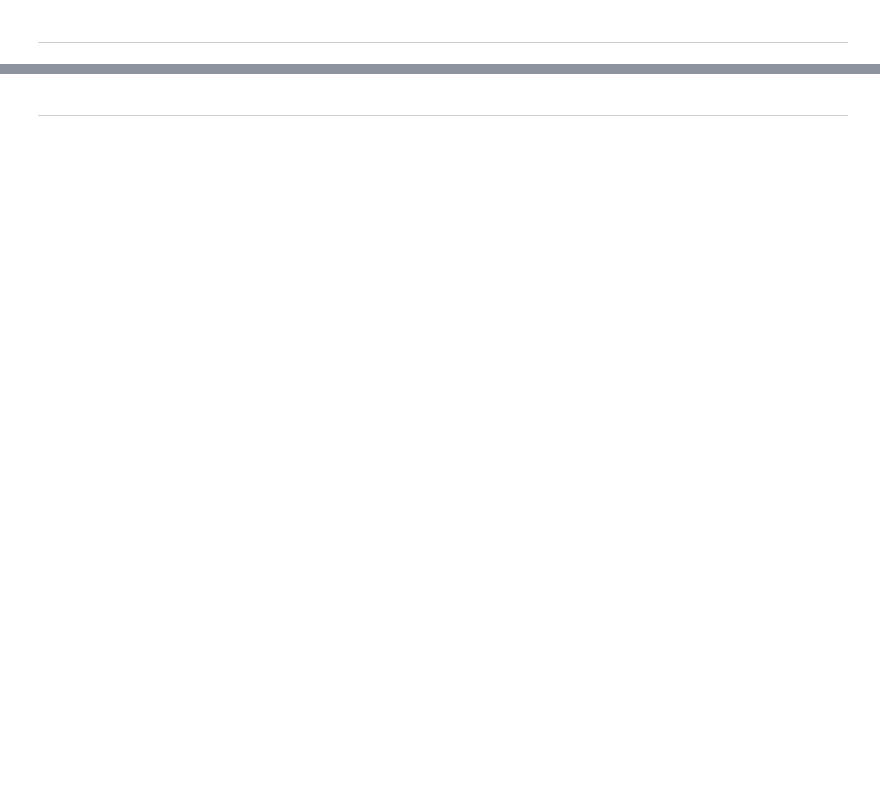
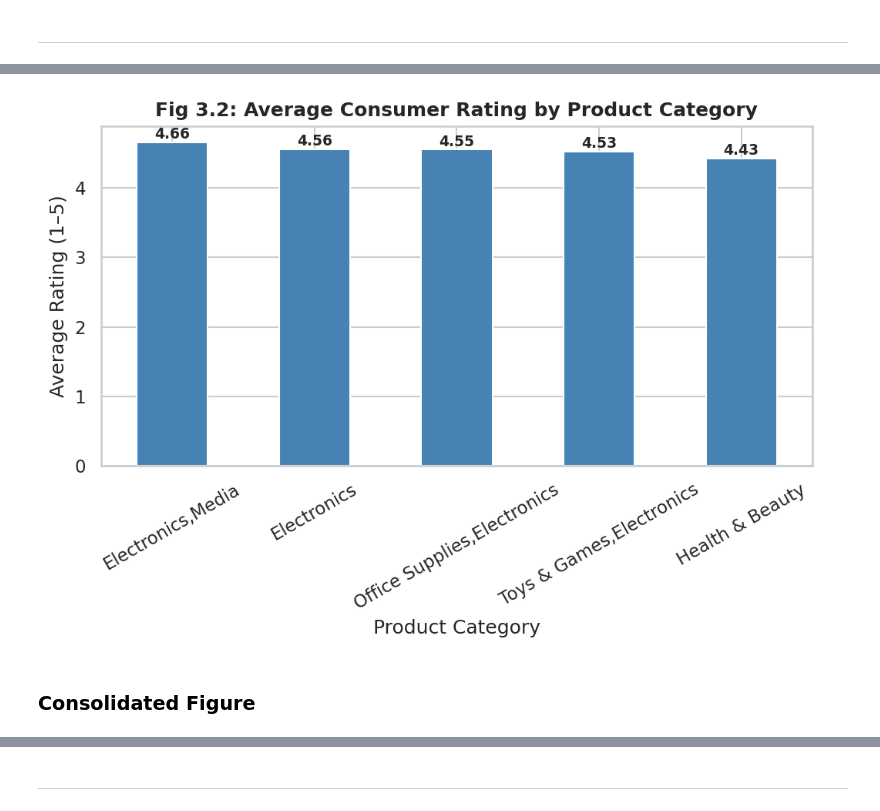
Before and after one commit to m-aryan/Social_Media_Sentiment_Polarity_on_Consumer_Purchase_Intention, a Jupyter notebook: Social_Media_Sentiment_Polarity_on_Consumer_Purchase_Intention.ipynb, the cells around one changed output, grey strips where cells are left out. Drawn from its saved outputs; the diff is of its cells as text; code cells hidden in the pictures; blank space fills up the shorter version.

```diff
--- a/Social_Media_Sentiment_Polarity_on_Consumer_Purchase_Intention.ipynb
+++ b/Social_Media_Sentiment_Polarity_on_Consumer_Purchase_Intention.ipynb
@@ -634,0 +713,47 @@ Notes:
+# %%
+def plot_category_rating(ax=None):
+    if ax is None:
+        fig, ax = plt.subplots(figsize=(7,5))
+
+    avg_cat_rating = (
+        cat_df.groupby('category')['rating']
+        .mean()
+        .sort_values(ascending=False)
+    )
+
+    avg_cat_rating.plot(
+        kind='bar',
+        ax=ax,
+        color='steelblue',
+        edgecolor='white'
+    )
+
+    ax.set_title(
+        'Fig 3.2: Average Consumer Rating by Product Category',
+        fontweight='bold'
+    )
+    ax.set_xlabel('Product Category')
+    ax.set_ylabel('Average Rating (1–5)')
+    ax.tick_params(axis='x', rotation=30)
+
+    for i, v in enumerate(avg_cat_rating.values):
+        ax.text(
+            i,
+            v + 0.05,
+            f'{v:.2f}',
+            ha='center',
+            fontsize=9,
+            fontweight='bold'
+        )
+
+    return ax
+# %%
+fig, ax = plt.subplots(figsize=(7,5))
+plot_category_rating(ax)
+plt.tight_layout()
+plt.savefig("Fig3_2_Category_Rating.png", dpi=150, bbox_inches='tight')
+plt.show()
+# %% [output]
+[figure, added]
+# %% [markdown]
+### **Consolidated Figure**
```
Also changed, not shown: parts of 16 cells of this notebook.
